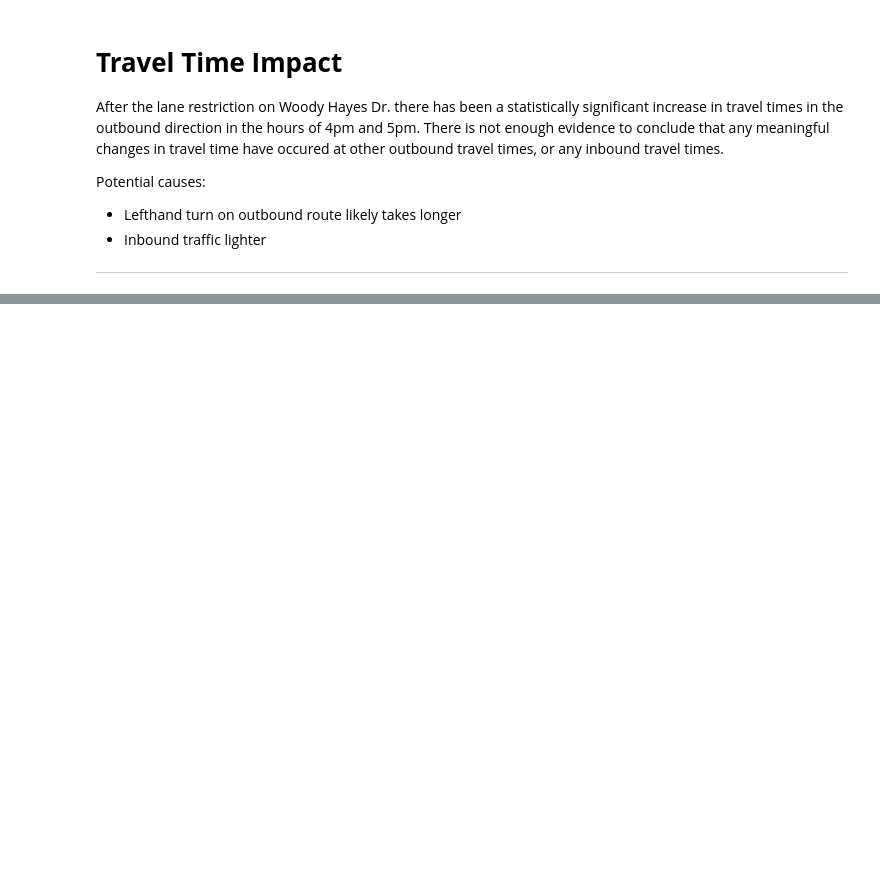
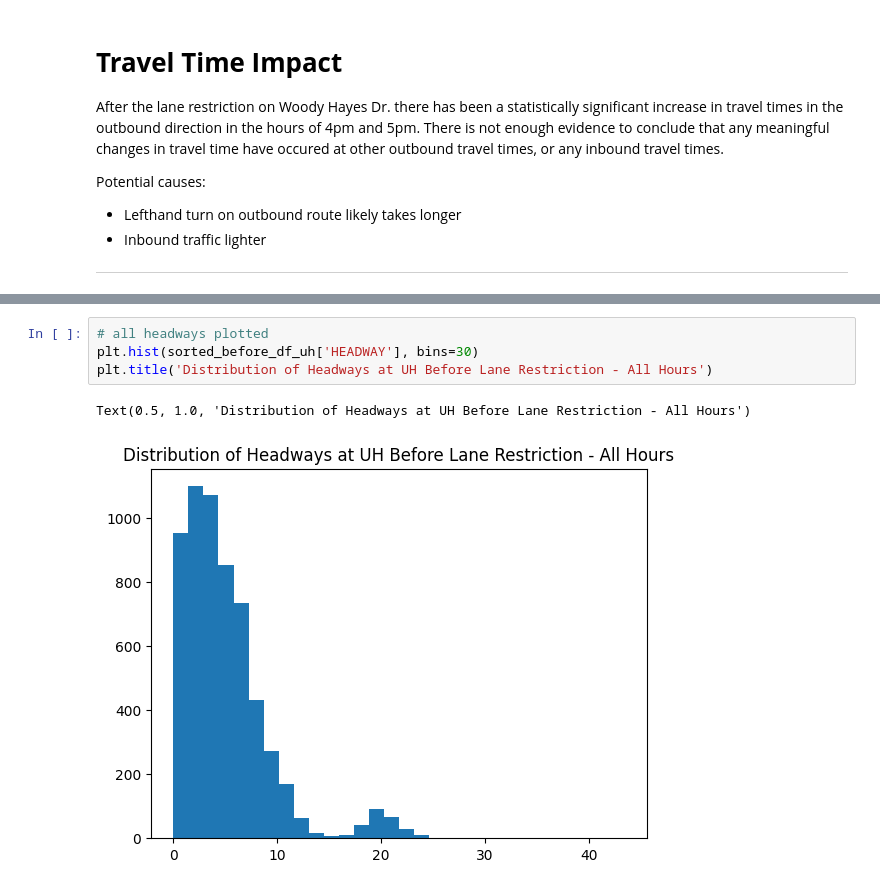
Before and after one commit to morgan1461/WMC-dashboard, a Jupyter notebook: analysis_notebooks/woody_hayes_dr_construction_analysis.ipynb, the cells around one changed output, grey strips where cells are left out. Saved outputs shown, nothing was run; the diff lists cells and outputs as text; blank space fills up the shorter version.

```diff
--- a/analysis_notebooks/woody_hayes_dr_construction_analysis.ipynb
+++ b/analysis_notebooks/woody_hayes_dr_construction_analysis.ipynb
@@ -573,0 +636,7 @@ Potential causes:
+# %%
+# all headways plotted
+plt.hist(sorted_before_df_uh['HEADWAY'], bins=30)
+plt.title('Distribution of Headways at UH Before Lane Restriction - All Hours')
+# %% [output]
+Text(0.5, 1.0, 'Distribution of Headways at UH Before Lane Restriction - All Hours')
+[figure, added]
```
Also changed, not shown: parts of 16 cells of this notebook, 1 other file.
